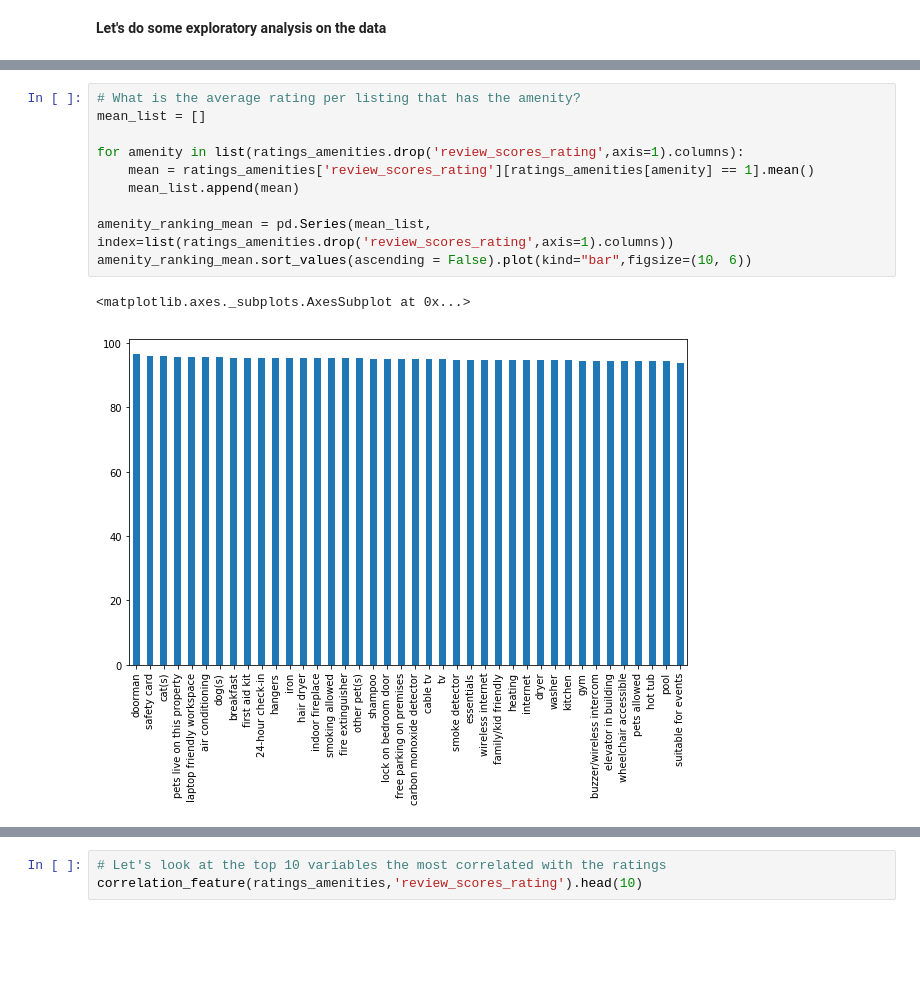
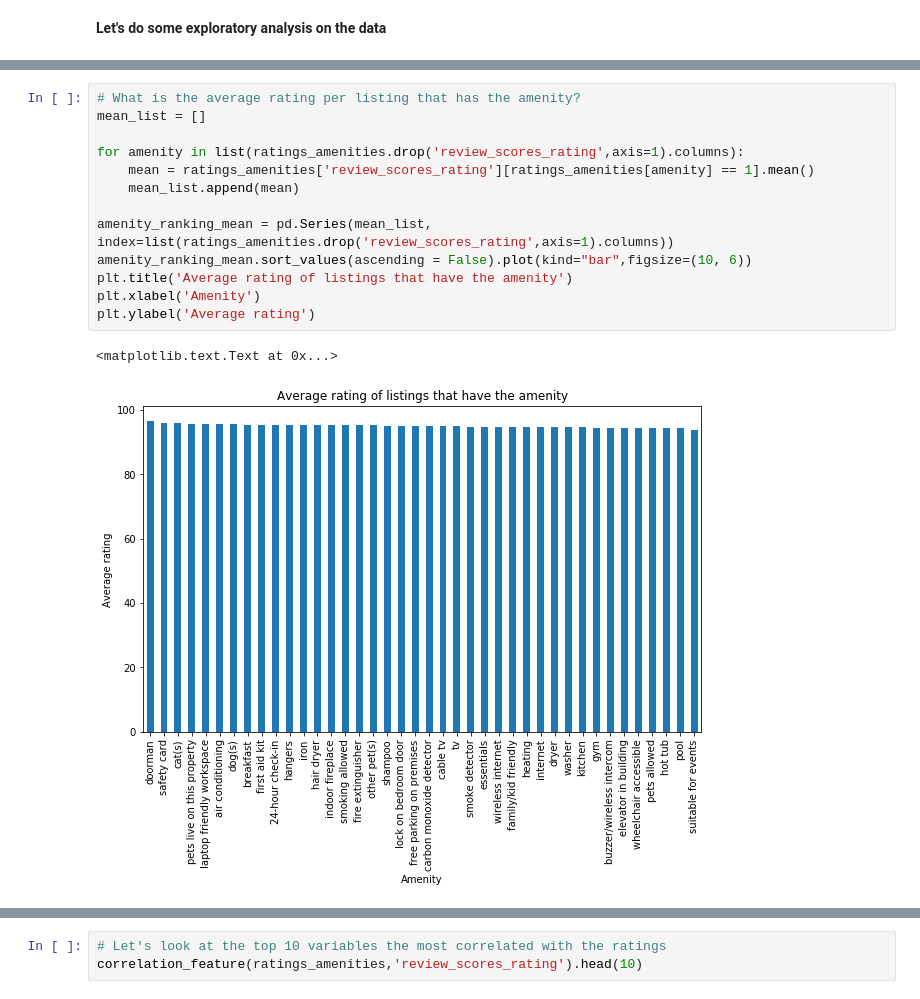
Before and after one commit to Robinhohocepied/airbnb-seattle-data, a Jupyter notebook: AirBnB+Seattle+Data.ipynb, the cells around one changed output, grey strips where cells are left out. Cells and saved outputs as stored; diff of their text form; blank space fills up the shorter version.

```diff
--- a/AirBnB+Seattle+Data.ipynb
+++ b/AirBnB+Seattle+Data.ipynb
@@ -571,16 +566,19 @@ ratings_amenities.drop('review_scores_rating', axis=1).sum(axis = 0, skipna = Fa
 # %%
 # What is the average rating per listing that has the amenity?
 mean_list = []
 
 for amenity in list(ratings_amenities.drop('review_scores_rating',axis=1).columns):
     mean = ratings_amenities['review_scores_rating'][ratings_amenities[amenity] == 1].mean()
     mean_list.append(mean)
 
 amenity_ranking_mean = pd.Series(mean_list, index=list(ratings_amenities.drop('review_scores_rating',axis=1).columns))
 amenity_ranking_mean.sort_values(ascending = False).plot(kind="bar",figsize=(10, 6))
+plt.title('Average rating of listings that have the amenity')
+plt.xlabel('Amenity')
+plt.ylabel('Average rating')
 # %% [output]
-<matplotlib.axes._subplots.AxesSubplot at 0x...>
+<matplotlib.text.Text at 0x...>
-[figure, old version]
+[figure, new version]
 # %%
 # Let's look at the correlation matrix between all the values
 def corr_matrix(data, size):
```
Also changed, not shown: parts of 11 cells of this notebook.
